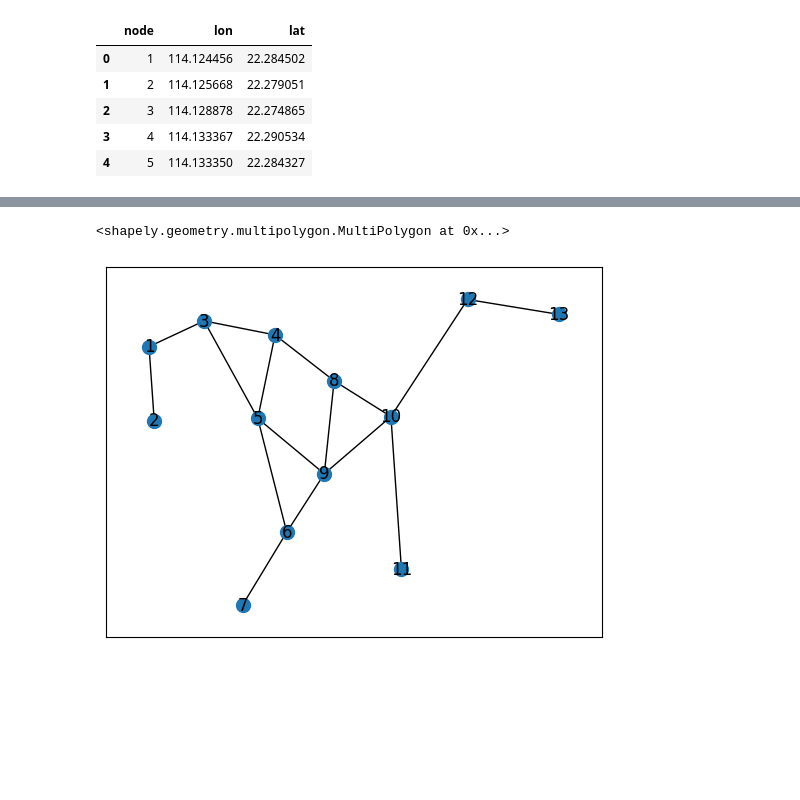
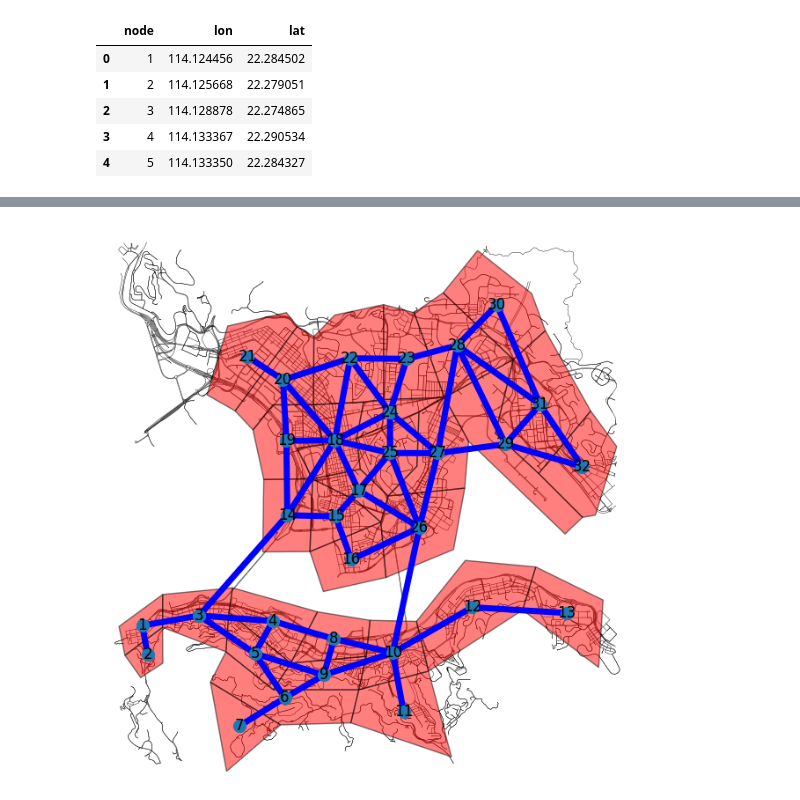
Before and after one commit to khzhang2/HK_region_partition, a Jupyter notebook: HK_region_partition_HKI_KL.ipynb, the cells around one changed output, grey strips where cells are left out. Drawn from its saved outputs; the diff is of its cells as text; code cells hidden in the pictures; blank space fills up the shorter version.

```diff
--- a/HK_region_partition_HKI_KL.ipynb
+++ b/HK_region_partition_HKI_KL.ipynb
@@ -11,13 +11,13 @@ import pandas as pd
 import matplotlib.pyplot as plt
 # %%
 # get HK island road network
-G = ox.graph.graph_from_bbox(
-    22.296438, 22.258178, 114.222375, 114.124862,
+G_hk = ox.graph.graph_from_bbox(
+    22.356940238218694, 22.258178, 114.2259475, 114.124862,
     network_type='drive',
     retain_all=False,
     truncate_by_edge=False,
     simplify=True
 )
 
-fig, ax = ox.plot.plot_graph(G, node_size=0, bgcolor='w', edge_color='k', edge_linewidth=.3, save=1, filepath='./map/hk.png', dpi=500)
+fig, ax = ox.plot.plot_graph(G_hk, node_size=0, bgcolor='w', edge_color='k', edge_linewidth=.3, save=1, filepath='./hkmap/hk.png', dpi=500)
 # %% [output]
@@ -33,9 +33,9 @@ len(G.nodes)
 # %%
-poly_node = pd.read_csv('./map/polygon_verteces.csv')
+poly_node = pd.read_csv('./hkmap/polygon_verteces.csv')
 
-poly = pd.read_csv('./map/polygon_geometries.csv')
+poly = pd.read_csv('./hkmap/polygon.csv', index_col=0)
 
-edges = pd.read_csv('./map/edges.csv')
+edges = pd.read_csv('./hkmap/edges.csv')
 for i in edges.index:
     from_node = edges.loc[i, 'from']
     from_coor = poly_node.loc[poly_node['node']==from_node, ['lon', 'lat']].values.flatten()
@@ -64,5 +64,11 @@ for i in poly.index:
 
     poly.loc[i, 'Polygon Geometry'] = shapely.geometry.Polygon(points_geo)
 # %%
-shapely.geometry.MultiPolygon(list(poly['Polygon Geometry'])[:])
+fig, ax = ox.plot.plot_graph(G_hk, node_size=0, bgcolor='w', edge_color='k', edge_linewidth=.3, save=0, show=False, close=False)
+
+geoms = shapely.geometry.MultiPolygon(list(poly['Polygon Geometry'])[:])
+
+for geom in geoms.geoms:
+    xs, ys = geom.exterior.xy
+    ax.fill(xs, ys, alpha=0.5, fc='r', ec='k')
 # %% [output]
@@ -134,13 +152,16 @@ G = nx.Graph()
 G.add_nodes_from(poly['polygon'])
 G.add_weighted_edges_from(edges.iloc[:, 1:].to_numpy())
 pos = dict(zip(poly['polygon'].to_numpy(), poly[['centroid_x', 'centroid_y']].to_numpy()))
-# %%
-shapely.geometry.MultiPolygon(list(poly['Polygon Geometry'])[:])
-# %% [output]
-<shapely.geometry.multipolygon.MultiPolygon at 0x...>
 # %%
-nx.draw_networkx(G, pos=pos, node_size=100)
+fig, ax = ox.plot.plot_graph(G_hk, node_size=0, bgcolor='w', edge_color='k', edge_linewidth=.3, save=0, show=False, close=False)
+
+geoms = shapely.geometry.MultiPolygon(list(poly['Polygon Geometry'])[:])
+
+for geom in geoms.geoms:
+    xs, ys = geom.exterior.xy
+    ax.fill(xs, ys, alpha=0.5, fc='r', ec='k')
+nx.draw_networkx(G, pos=pos, node_size=100, ax=ax, edge_color='b', width=5)
 # %% [output]
-[figure, old version]
+[figure, new version]
 # %%
 for i in range(1, 14):
```
Also changed, not shown: parts of 9 cells of this notebook, 7 other files.
